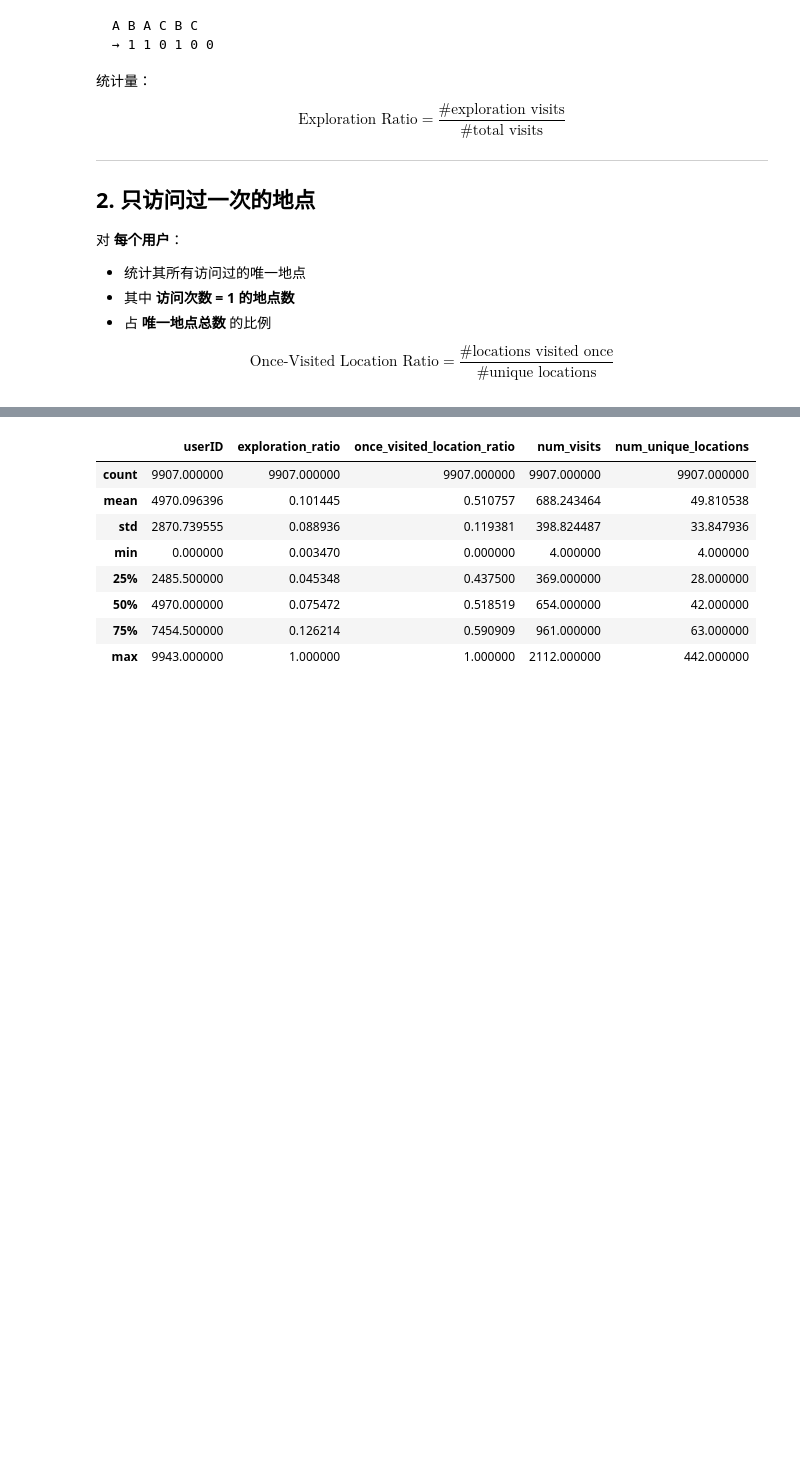
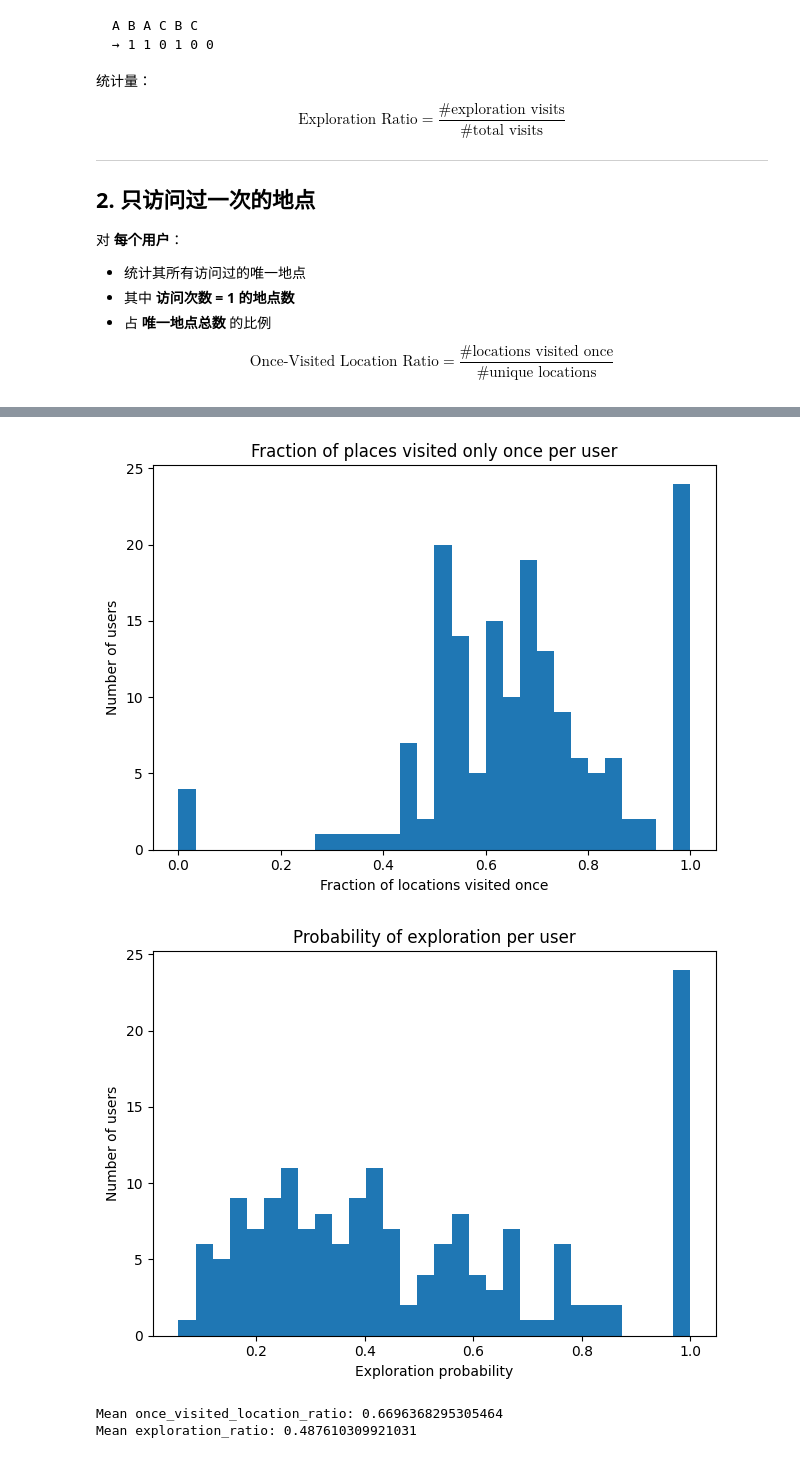
Before and after one commit to youareeverysingleday/TrajectoryFeatureGeneration, a Jupyter notebook: 7StatisticFirstStay.ipynb, the cells around one changed output, grey strips where cells are left out. Cells and saved outputs as stored; diff of their text form; code cells hidden in the pictures; blank space fills up the shorter version.

Commit message:
update geolife statistic feature on 20260124.

```diff
--- a/7StatisticFirstStay.ipynb
+++ b/7StatisticFirstStay.ipynb
@@ -174,12 +39,0 @@ moreuser_stats.to_csv('./Data/MoreUser/MoreUser_ExplorationRatio_OnceVisitedLoca
-# %%
-moreuser_stats.describe()
-# %% [output]
-|  | userID | exploration_ratio | once_visited_location_ratio | num_visits | num_unique_locations |
-| count | 9907.000000 | 9907.000000 | 9907.000000 | 9907.000000 | 9907.000000 |
-| mean | 4970.096396 | 0.101445 | 0.510757 | 688.243464 | 49.810538 |
-| std | 2870.739555 | 0.088936 | 0.119381 | 398.824487 | 33.847936 |
-| min | 0.000000 | 0.003470 | 0.000000 | 4.000000 | 4.000000 |
-| 25% | 2485.500000 | 0.045348 | 0.437500 | 369.000000 | 28.000000 |
-| 50% | 4970.000000 | 0.075472 | 0.518519 | 654.000000 | 42.000000 |
-| 75% | 7454.500000 | 0.126214 | 0.590909 | 961.000000 | 63.000000 |
-| max | 9943.000000 | 1.000000 | 1.000000 | 2112.000000 | 442.000000 |
@@ -185,0 +136,7 @@ moreuser_stats.describe()
+# %%
+statisticplot(sourcepath='./Data/Output/all_users_context_combined_gapLE0_merged.csv')
+# %% [output]
+[figure, added]
+[figure, added]
+Mean once_visited_location_ratio: 0.6696368295305464
+Mean exploration_ratio: 0.487610309921031
```
Also changed, not shown: parts of 5 cells of this notebook, 1 other file.
